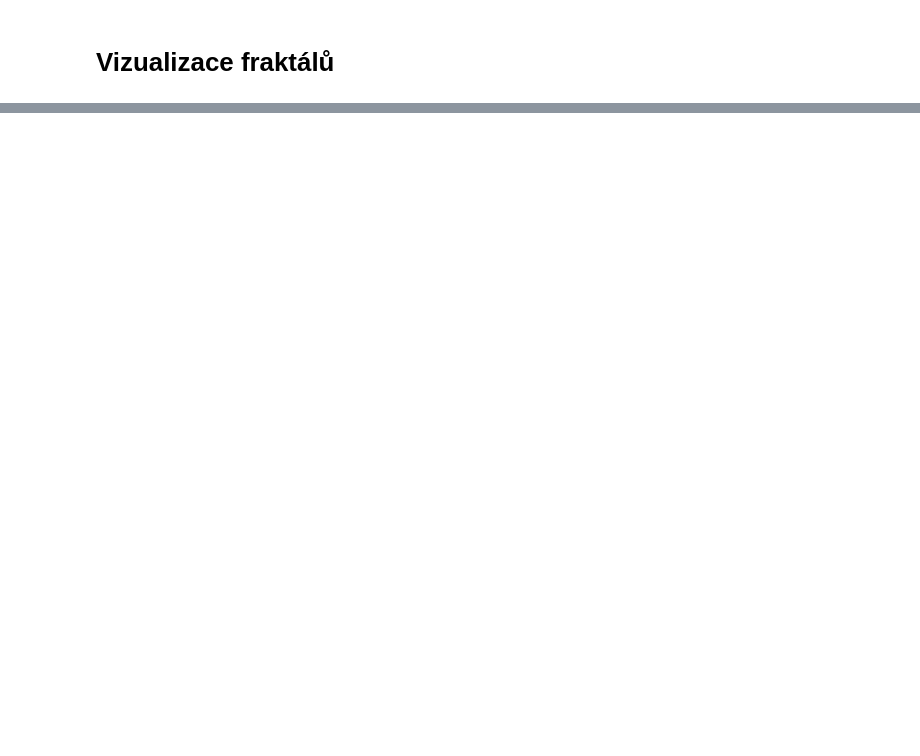
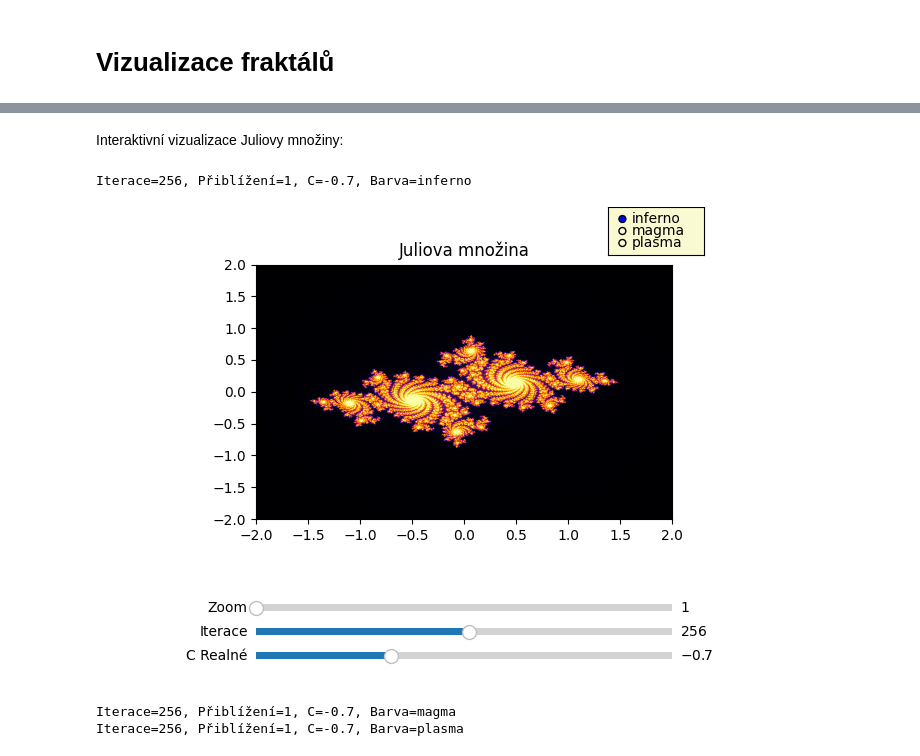
Before and after one commit to oti0033/vvp_fraktaly, a Jupyter notebook: fraktaly_OTI0033.ipynb, the cells around one changed output, grey strips where cells are left out. Drawn from its saved outputs; the diff is of its cells as text; code cells hidden in the pictures; blank space fills up the shorter version.

```diff
--- a/fraktaly_OTI0033.ipynb
+++ b/fraktaly_OTI0033.ipynb
@@ -67,0 +103,50 @@ will give the desired result (the cast overflows).
+# %% [markdown]
+Interaktivní vizualizace Juliovy množiny:
+# %%
+def interactive_julia():
+    fig, ax = plt.subplots()
+    plt.subplots_adjust(left=0.25, bottom=0.35)
+    axcolor = 'lightgoldenrodyellow'
+
+    ax_iter = plt.axes([0.25, 0.10, 0.65, 0.03], facecolor=axcolor)
+    ax_zoom = plt.axes([0.25, 0.15, 0.65, 0.03], facecolor=axcolor)
+    ax_cx_real = plt.axes([0.25, 0.05, 0.65, 0.03], facecolor=axcolor)
+    ax_colormap = plt.axes([0.8, 0.9, 0.15, 0.1], facecolor=axcolor)
+
+    s_iter = Slider(ax_iter, 'Iterace', 0, 500, valinit=max_iter, valstep=1)
+    s_zoom = Slider(ax_zoom, 'Zoom', 1, 10, valinit=1, valstep=0.1)
+    s_cx_real = Slider(ax_cx_real, 'C Realné', -2.0, 2.0, valinit=c_julia.real)
+    r_colormap = RadioButtons(ax_colormap, ('inferno', 'magma', 'plasma'))
+
+    def update(val):
+        max_iter = int(s_iter.val)
+        zoom = s_zoom.val
+        c_real = s_cx_real.val
+        colormap = r_colormap.value_selected
+
+        xmin, xmax = -2.0 / zoom, 2.0 / zoom
+        ymin, ymax = -2.0 / zoom, 2.0 / zoom
+
+        c = complex(c_real, c_julia.imag)
+
+        fractal_data = generate_fractal(xmin, xmax, ymin, ymax, width, height, max_iter, julia, c)
+        ax.clear()
+        plot_fractal(ax, fractal_data, colormap)
+        ax.set_title('Juliova množina')
+        print(f"Iterace={max_iter}, Přiblížení={zoom}, C={c_real}, Barva={colormap}")
+
+    s_iter.on_changed(update)
+    s_zoom.on_changed(update)
+    s_cx_real.on_changed(update)
+    r_colormap.on_clicked(update)
+
+    update(None)
+    plt.show()
+
+#SPUŠTĚNÍ
+interactive_julia()
+# %% [output]
+Iterace=256, Přiblížení=1, C=-0.7, Barva=inferno
+[figure, added]
+Iterace=256, Přiblížení=1, C=-0.7, Barva=magma
+Iterace=256, Přiblížení=1, C=-0.7, Barva=plasma
```
Also changed, not shown: parts of 14 cells of this notebook.
